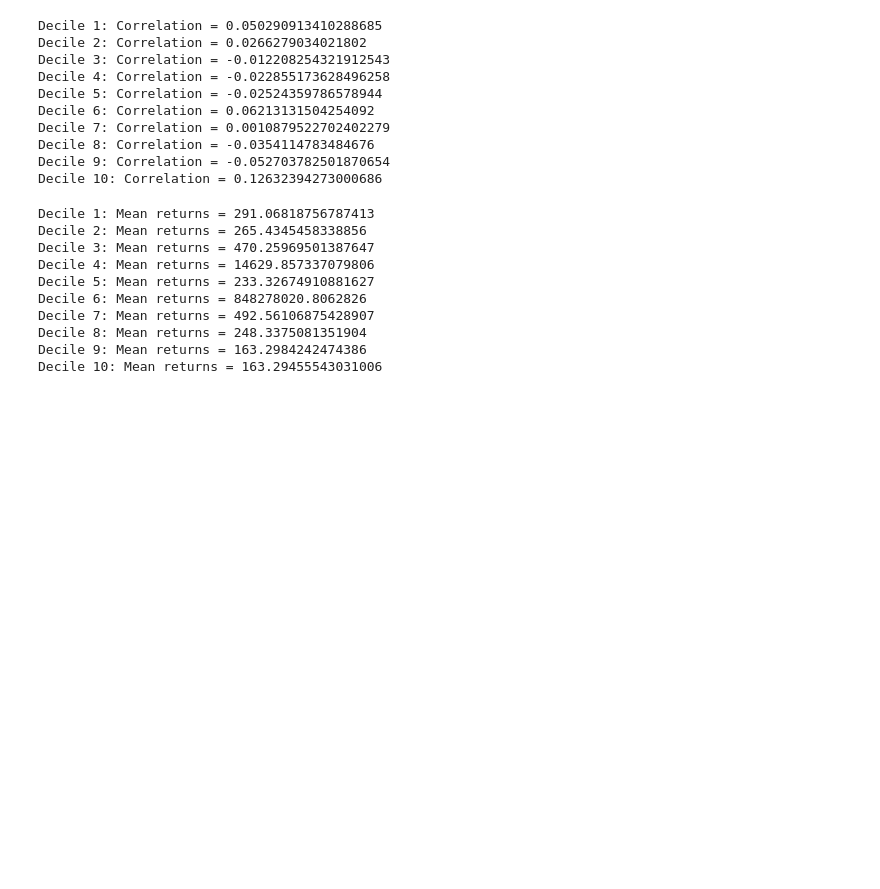
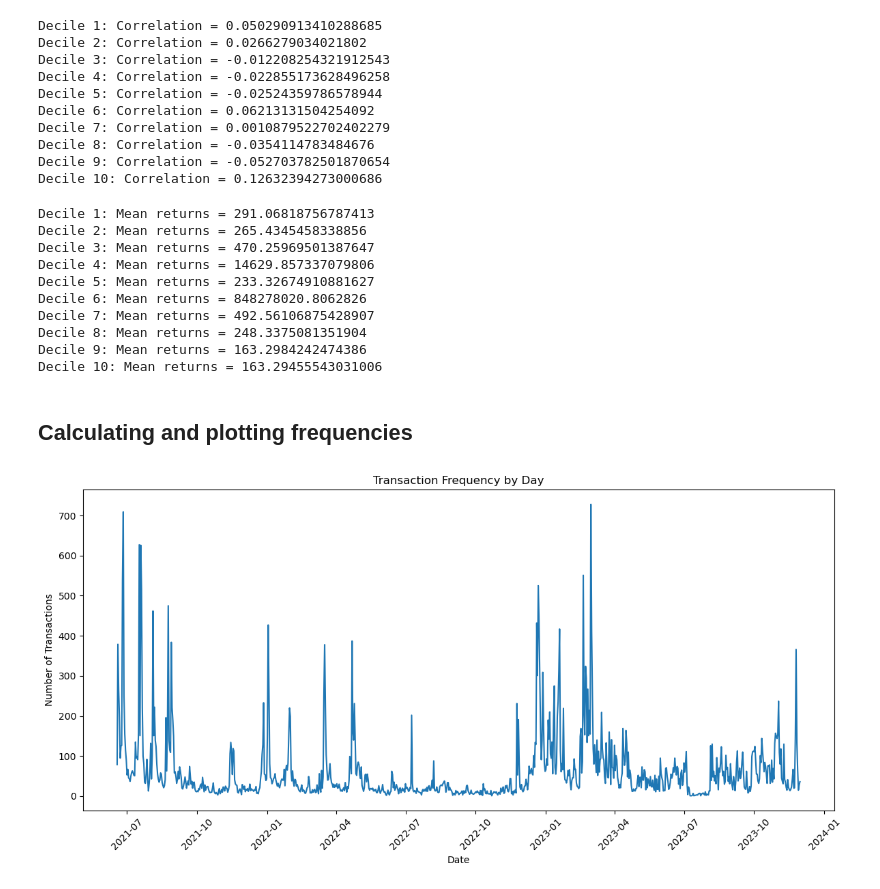
Before and after one commit to janekplowanie/Opensea-Transaction-Retriever, a Jupyter notebook: Statistical_analysis.ipynb, the cells around one changed output. Drawn from its saved outputs; the diff is of its cells as text; code cells hidden in the pictures; blank space fills up the shorter version.

Commit message:
Added new plotting functions to f_statistics.py

```diff
--- a/Statistical_analysis.ipynb
+++ b/Statistical_analysis.ipynb
@@ -177,3 +178,10 @@ Decile 9: Mean returns = 163.2984242474386
 Decile 10: Mean returns = 163.29455543031006
 # %%
 #grouped = df_bakc_rev.groupby('nft.metadata_url')  # print(grouped.ngroups) number of unique groups
+# %% [markdown]
+## Calculating and plotting frequencies
+# %%
+# Assuming your DataFrame is loaded as 'transactions_df' and the timestamp column is 'timestamp'
+plot_transaction_frequency_from_dataframe(df_bakc_rev, 'event_timestamp', 'Transaction Frequency by Day')
+# %% [output]
+[figure, added]
```
Also changed, not shown: parts of 5 cells of this notebook, 2 other files.
